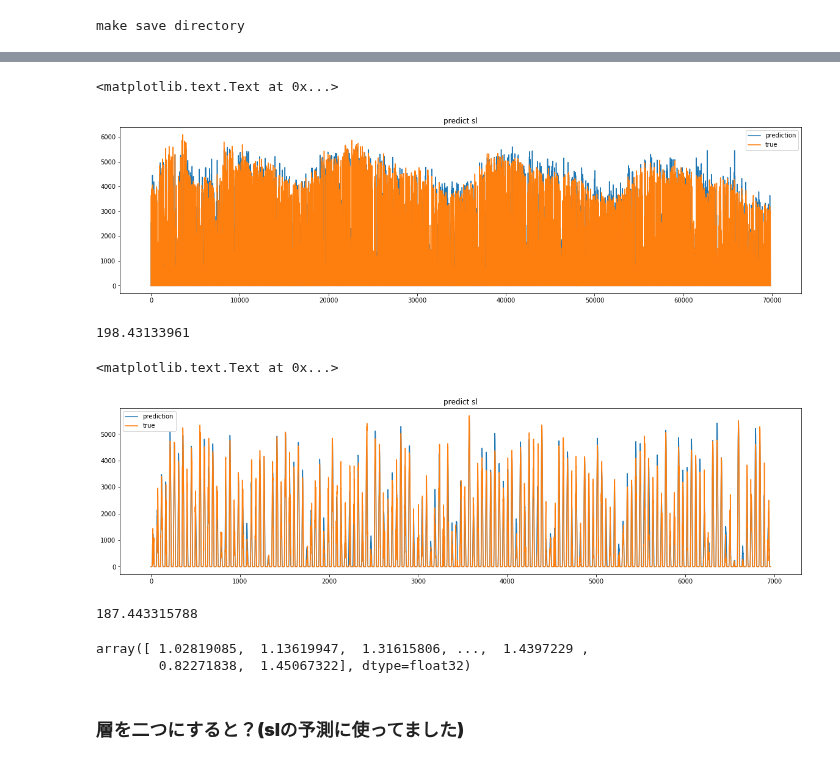
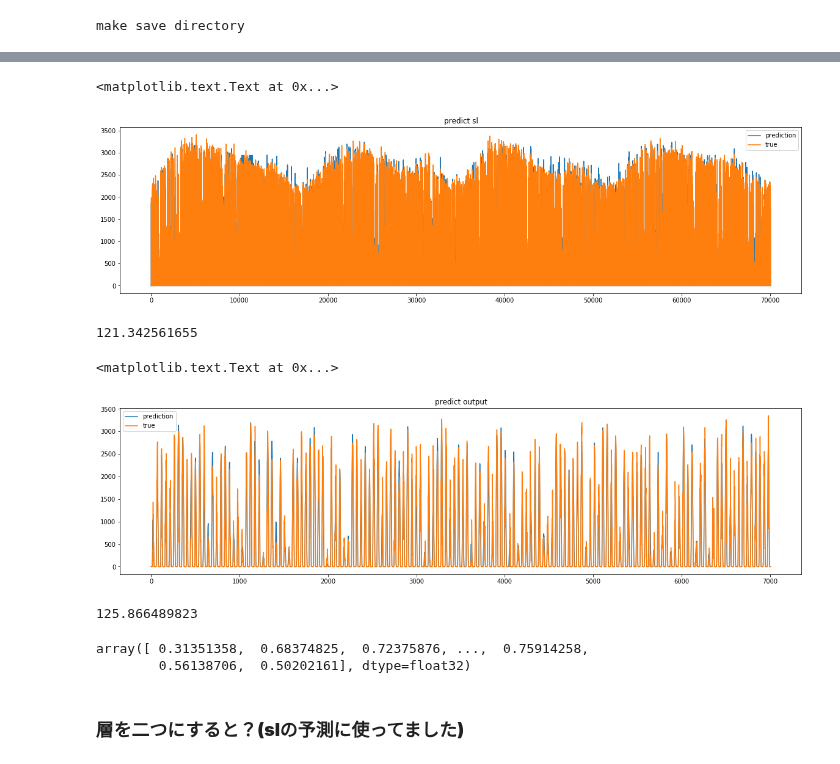
Before and after one commit to gciteam6/predict_amd, a Jupyter notebook: sl_MLP.ipynb, the cells around one changed output, grey strips where cells are left out. Saved outputs shown, nothing was run; the diff lists cells and outputs as text; code cells hidden in the pictures.

Commit message:
add target_place 1 5000 epochs

```diff
--- a/sl_MLP.ipynb
+++ b/sl_MLP.ipynb
@@ -147,7 +147,7 @@ def calc_mae(X, Y):
 # %% [markdown]
 ### **データの準備**
 # %%
-target_place = 2
+target_place = 1
 # %%
 # 発電量データ
 output_data = pd.read_csv('data/raw_data/train_kwh.tsv', delimiter = '\t')
@@ -519,7 +519,7 @@ class MLP:
 
         return expected_output
 # %%
-epochs = 4000
+epochs = 5000
 model_name = "target_place_"+str(target_place)+"_predict_kwh_one_layer_"+str(epochs)
 try:
     os.mkdir('./data/model/'+model_name)
@@ -571,12 +571,12 @@ plt.legend()
 plt.title("predict sl")
 # %% [output]
 <matplotlib.text.Text at 0x...>
-[figure, old version]
+[figure, new version]
 # %%
 # epochsの暴力
 print(calc_mae(processed_prediction, true))
 # %% [output]
-198.43133961
+121.342561655
 # %%
 validation = mlp_model.validation()[0]
 validation = validation.reshape(validation.shape[0] * validation.shape[1])
@@ -588,17 +588,17 @@ Y_val = denormalize_array(Y_val, kwh_min, kwh_max)
 # %%
 plt.figure(figsize=(20, 5))
 plt.plot(processed_validation, label = "prediction")
 plt.plot(Y_val, label = "true")
 plt.legend()
-plt.title("predict sl")
+plt.title("predict output")
 # %% [output]
 <matplotlib.text.Text at 0x...>
-[figure, old version]
+[figure, new version]
 # %%
 # これも別のモデルで学習したモデルなのでやはりダメっぽい
 print(calc_mae(processed_validation, Y_val))
 # %% [output]
-187.443315788
+125.866489823
 # %%
 # X_predictによる予測
 predictions = mlp_model.predict(X_predict)[0]
@@ -607,8 +607,8 @@ processed_prediction = denormalize_array(predictions, kwh_min, kwh_max)
 # %%
 processed_prediction
 # %% [output]
-array([ 1.02819085,  1.13619947,  1.31615806, ...,  1.4397229 ,
-        0.82271838,  1.45067322], dtype=float32)
+array([ 0.31351358,  0.68374825,  0.72375876, ...,  0.75914258,
+        0.56138706,  0.50202161], dtype=float32)
 # %%
 # 2016/01/01 00:00 ~ 2017/3/31 23:50の予測データを書き出す
 s_idx = amd_30[amd_30['datetime'] == pd.to_datetime('2016/01/01 00:00')].index[0]
```
Also changed, not shown: parts of 3 cells of this notebook, 6 other files.
